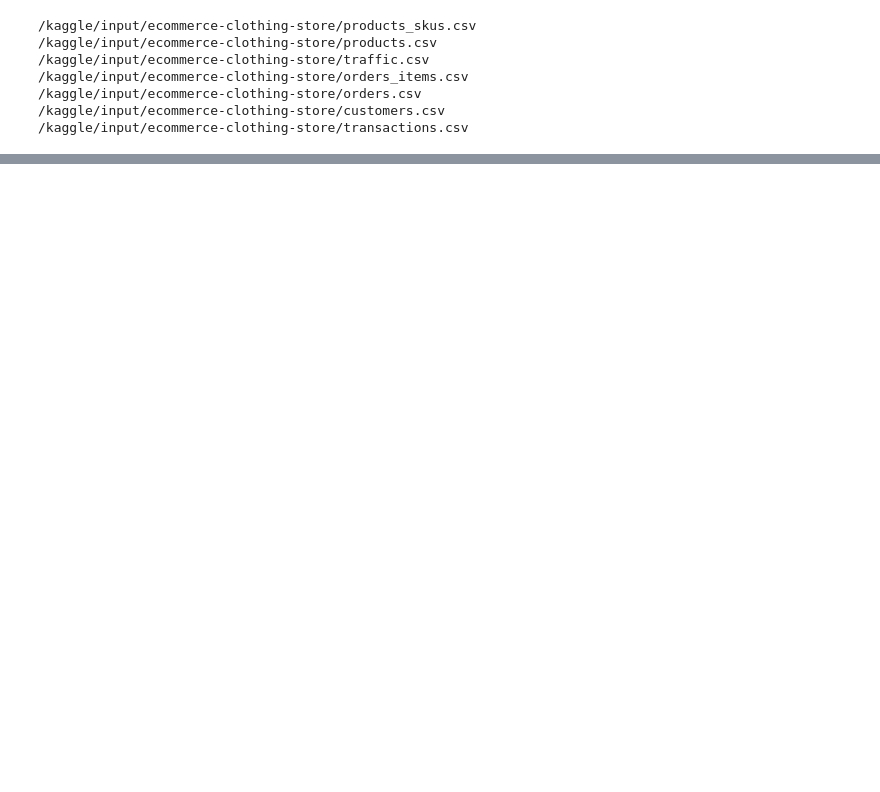
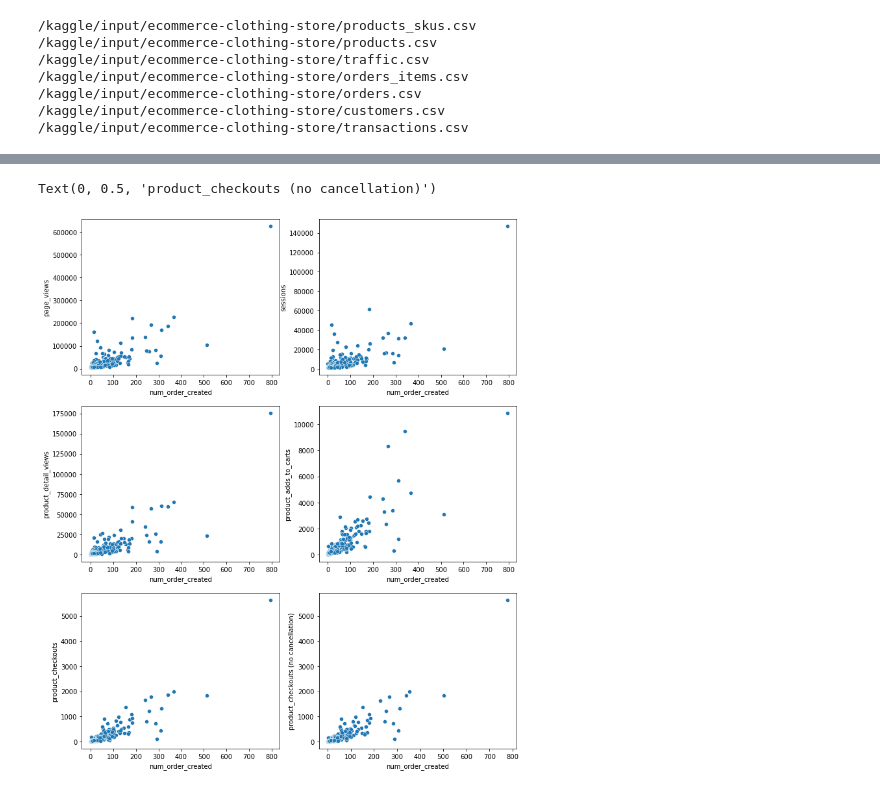
Before and after one commit to ryq99/Use_Case_Backlogs, a Jupyter notebook: ecommerce-project.ipynb, the cells around one changed output, grey strips where cells are left out. Drawn from its saved outputs; the diff is of its cells as text; code cells hidden in the pictures; blank space fills up the shorter version.

```diff
--- a/ecommerce-project.ipynb
+++ b/ecommerce-project.ipynb
@@ -56,0 +77,19 @@ transactions = pd.read_csv(r'/kaggle/input/ecommerce-clothing-store/transactions
+# %%
+cor_traf_time = traffic.merge(order_by_time,
+                              left_on='date_day',
+                              right_on='created_at').sort_values(by=['date_day'])
+fig, ((ax1, ax2), (ax3, ax4), (ax5, ax6)) = plt.subplots(nrows=3, ncols=2, figsize=(12, 15))
+sns.scatterplot(data=cor_traf_time, y='page_views', x='num_order_created', ax=ax1)
+sns.scatterplot(data=cor_traf_time, y='sessions', x='num_order_created', ax=ax2)
+sns.scatterplot(data=cor_traf_time, y='product_detail_views', x='num_order_created', ax=ax3)
+sns.scatterplot(data=cor_traf_time, y='product_adds_to_carts', x='num_order_created', ax=ax4)
+sns.scatterplot(data=cor_traf_time, y='product_checkouts', x='num_order_created', ax=ax5)
+
+cor_traf_time_no_can = traffic.merge(order_by_time_no_can,
+                                     left_on='date_day',
+                                     right_on='created_at').sort_values(by=['date_day'])
+sns.scatterplot(data=cor_traf_time_no_can, y='product_checkouts', x='num_order_created', ax=ax6)
+ax6.set_ylabel('product_checkouts (no cancellation)')
+# %% [output]
+Text(0, 0.5, 'product_checkouts (no cancellation)')
+[figure, added]
```
Also changed, not shown: parts of 13 cells of this notebook.
